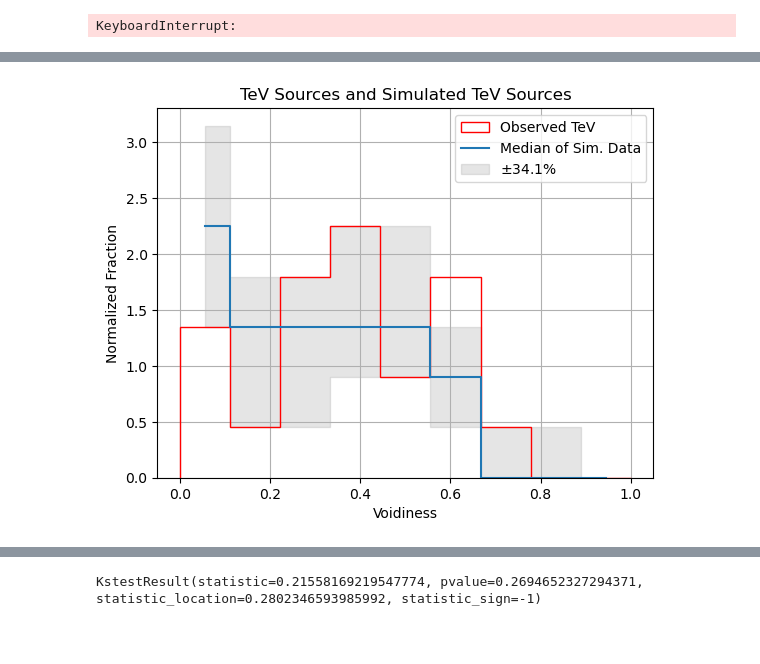
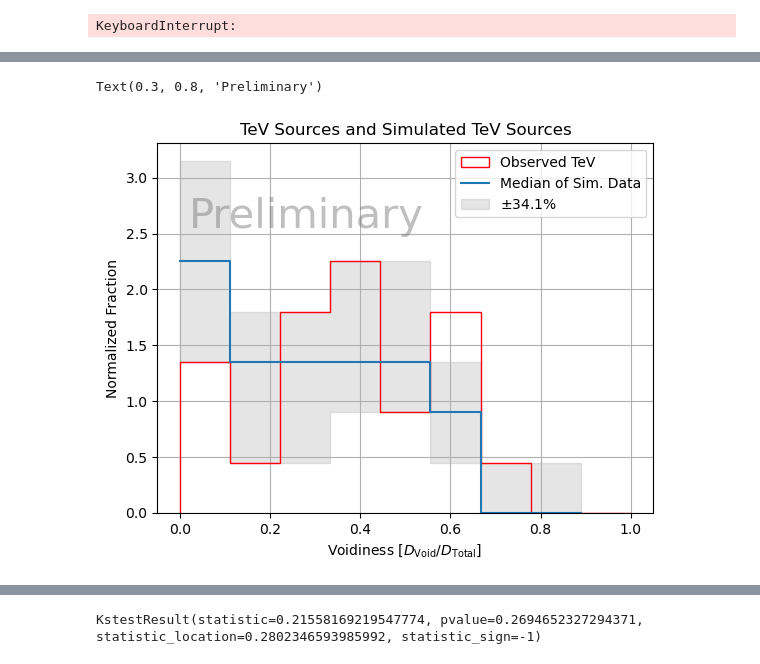
Before and after one commit to Cranberry-Juice/GRS-V, a Jupyter notebook: stat_test.ipynb, the cells around one changed output, grey strips where cells are left out. Cells and saved outputs as stored; diff of their text form; code cells hidden in the pictures; blank space fills up the shorter version.

```diff
--- a/stat_test.ipynb
+++ b/stat_test.ipynb
@@ -138,71 +104,61 @@ num = 10
 binning = np.linspace(start,end,num)
 
 
-plt.hist([four_lac.Voidiness[four_lac.TeVflag == 1]],
+hmm = plt.hist([four_lac.Voidiness[four_lac.TeVflag == 1]],
                      bins = binning,
                      density=True,
                      stacked = False,
                      histtype='step', label=f"Observed TeV",
                      cumulative=False, color = 'red')
 
+sim_bin_heights = []
+
+for i in range(int(len(mc_voidiness)/20)):
+    seg = mc_voidiness[i*20:20*(i+1)]
+    temp = np.histogram(seg, bins=binning, density=True)
+    sim_bin_heights.append(temp[0])
 
 org = []
 for i in range(9):
     org.append([[heights[i] for heights in sim_bin_heights]])
 
 medians = []
 for i in range(9):
     medians.append(np.median(org[i]))
 
 sigmas = []
 for i in range(9):
     sigmas.append(np.percentile(org[i], [50-34.1, 50+34.1]))
 
-bin_centers = []
-for i in range(len(binning)-1):
-    bin_centers.append((binning[i] + binning[i+1])/2)
+# bin_centers = [0]
+# for i in range(len(binning)-1):
+#     bin_centers.append((binning[i] + binning[i+1])/2)
 
 sigmas = []
 for i in range(9):
     sigmas.append(np.percentile(org[i], [50-34.1, 50+34.1]))
 
 
 low_1sig = [uh[0] for uh in sigmas]
 hi_1sig = [uh[1] for uh in sigmas]
-# plt.hist([sdss_dr16.Voidiness],
-#     bins=10,
-#     histtype="step",
-#     density=True,
-#     stacked=False,
-#     label='SDSS DR16',
-#     cumulative=False)
-# plt.hist([soft_xrays.Voidiness],
-#     bins=10,
-#     histtype="step",
-#     density=True,
-#     stacked=False,
-#     label='SODR',
-#     cumulative=False)
-# plt.hist([sdss_dr16.Voidiness],
-#     bins=10,
-#     histtype="step",
-#     density=True,
-#     stacked=False,
-#     label='NON TEV Sources',
-#     cumulative=False)
 
+# CONVENTION
+# Median happens at left of bin, y value held towards the right of point until
+# start of next bin. Hence, i exclude the leftmost bin edge
+plt.step(binning[:-1], medians, where="post", label="Median of Sim. Data")
 
-plt.step(bin_centers, medians, where="mid", label="Median of Sim. Data")
-# plt.step(bin_centers, low_1sig, where="mid", label = "-1 $\sigma$")
-# plt.step(bin_centers, hi_1sig, where="mid", label = "+1 $\sigma$")
-plt.fill_between(bin_centers, hi_1sig, low_1sig, step="mid", alpha = 0.2, color = '0.5', label='$\pm 34.1 \% $')
+plt.fill_between(binning[:-1], hi_1sig, low_1sig, step="post", alpha = 0.2, color = '0.5', label='$\pm 34.1 \% $')
 # plt.plot(medians)
 plt.legend()
 plt.ylabel('Normalized Fraction')
-plt.xlabel('Voidiness')
+plt.xlabel('Voidiness [$D_{\\rm Void}/D_{\\rm Total}$] ')
 plt.title('TeV Sources and Simulated TeV Sources')
 plt.grid()
+plt.text(0.3, 0.8, "Preliminary",  # Adjust the position as needed
+                fontsize=30, color='gray', alpha=0.5,
+                ha='center', va='center', transform=plt.gca().transAxes)
 
 # plt.savefig('stats/stats_fig/test.png')
 # %% [output]
+Text(0.3, 0.8, 'Preliminary')
-[figure, old version]
+[figure, new version]
```
Also changed, not shown: parts of 20 cells of this notebook.
